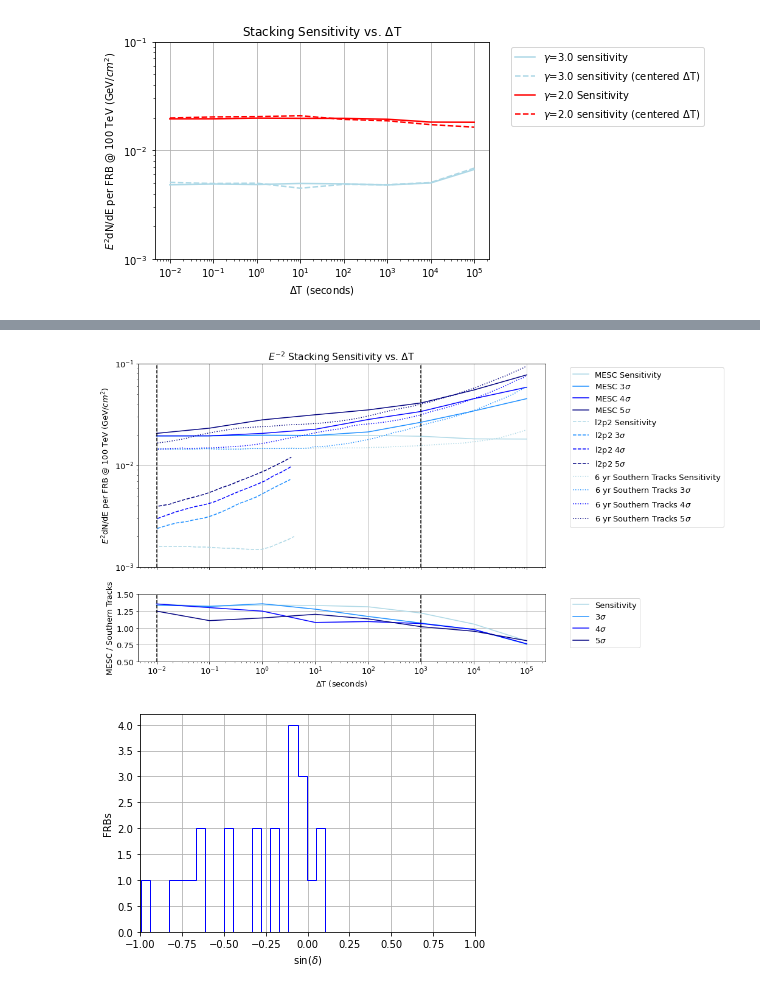
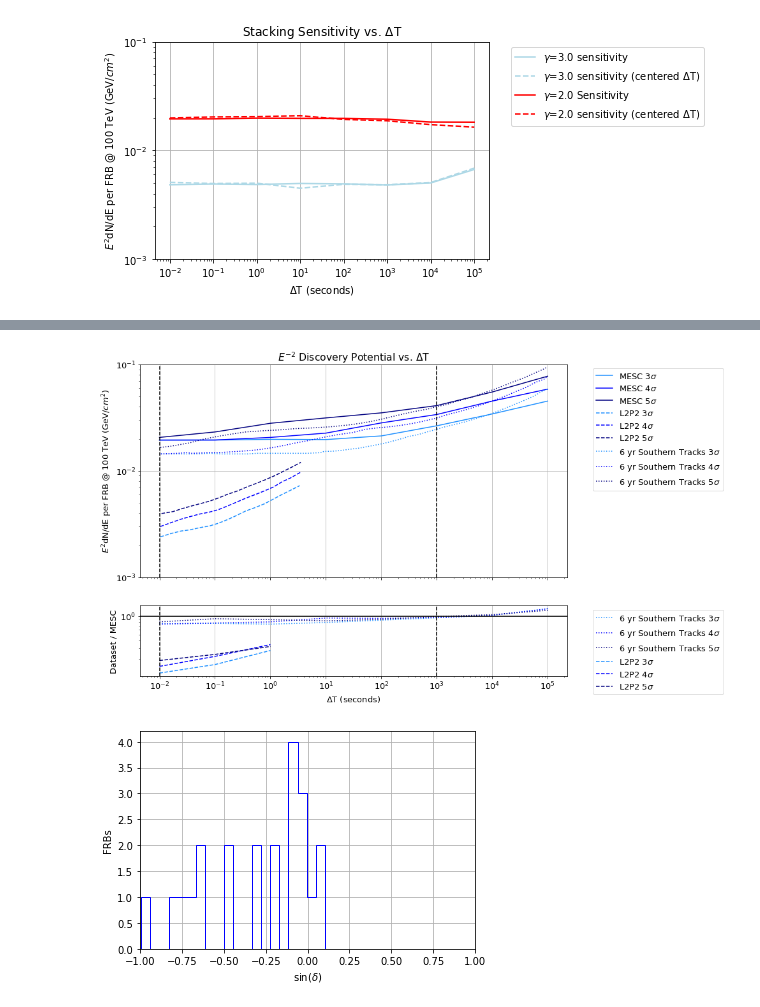
Before and after one commit to mkovacevich18/FRB_analysis, a Jupyter notebook: FRB_stacking_sensitivity_flux_calculations.ipynb, the cells around one changed output, grey strips where cells are left out. Drawn from its saved outputs; the diff is of its cells as text; code cells hidden in the pictures.

```diff
--- a/FRB_stacking_sensitivity_flux_calculations.ipynb
+++ b/FRB_stacking_sensitivity_flux_calculations.ipynb
@@ -1365,53 +1635,62 @@ fig.savefig('/home/mkovacevich/public_html/plots/E3StackingSensitivityComparison
 plt.rcParams.update({'font.size': 13})
 fig, (ax1, ax2) = plt.subplots(2, figsize=(12,9), gridspec_kw = {'height_ratios':[3, 1]}, sharex=True)
 
-ax1.plot(time_window_plot, sens_gamma_2_perFRB, color = 'lightblue', label = 'MESC Sensitivity')
+#ax1.plot(time_window_plot, sens_gamma_2_perFRB, color = 'lightblue', label = 'MESC Sensitivity')
 ax1.plot(time_window_plot, three_sig_gamma_2_perFRB, color = 'dodgerblue', label = r'MESC 3$\sigma$')
 ax1.plot(time_window_plot, four_sig_gamma_2_perFRB, color = 'blue', label = r'MESC 4$\sigma$')
 ax1.plot(time_window_plot, five_sig_gamma_2_perFRB, color = 'navy', label = r'MESC 5$\sigma$')
 
-ax1.plot(l2p2_gamma2_sens_t, l2p2_gamma2_sens,  color = 'lightblue', linestyle='--', label = r'l2p2 Sensitivity')
-ax1.plot(l2p2_gamma2_3sig_t, l2p2_gamma2_3sig, color = 'dodgerblue', linestyle='--', label = r'l2p2 3$\sigma$')
-ax1.plot(l2p2_gamma2_4sig_t, l2p2_gamma2_4sig, color = 'blue', linestyle='--', label = r'l2p2 4$\sigma$')
-ax1.plot(l2p2_gamma2_5sig_t, l2p2_gamma2_5sig, color = 'navy', linestyle='--', label = r'l2p2 5$\sigma$')
+#ax1.plot(l2p2_gamma2_sens_t, l2p2_gamma2_sens,  color = 'lightblue', linestyle='--', label = r'l2p2 Sensitivity')
+#ax1.plot(l2p2_gamma2_extended_sens_dt, l2p2_gamma2_extended_sens,  color = 'lightblue', linestyle='--', label = r'l2p2 Sensitivity')
+ax1.plot(l2p2_gamma2_3sig_t, l2p2_gamma2_3sig, color = 'dodgerblue', linestyle='--', label = r'L2P2 3$\sigma$')
+ax1.plot(l2p2_gamma2_4sig_t, l2p2_gamma2_4sig, color = 'blue', linestyle='--', label = r'L2P2 4$\sigma$')
+ax1.plot(l2p2_gamma2_5sig_t, l2p2_gamma2_5sig, color = 'navy', linestyle='--', label = r'L2P2 5$\sigma$')
 
-ax1.plot(Tracks_6yr_gamma2_sens_t, Tracks_6yr_gamma2_sens,  color = 'lightblue', linestyle=':',label = r'6 yr Southern Tracks Sensitivity')
+#ax1.plot(Tracks_6yr_gamma2_sens_t, Tracks_6yr_gamma2_sens,  color = 'lightblue', linestyle=':',label = r'6 yr Southern Tracks Sensitivity')
 ax1.plot(Tracks_6yr_gamma2_3sig_t, Tracks_6yr_gamma2_3sig, color = 'dodgerblue', linestyle=':',label = r'6 yr Southern Tracks 3$\sigma$')
 ax1.plot(Tracks_6yr_gamma2_4sig_t, Tracks_6yr_gamma2_4sig, color = 'blue', linestyle=':',label = r'6 yr Southern Tracks 4$\sigma$')
 ax1.plot(Tracks_6yr_gamma2_5sig_t, Tracks_6yr_gamma2_5sig, color = 'navy', linestyle=':',label = r'6 yr Southern Tracks 5$\sigma$')
 
 
 ax1.set_ylim(.001, 0.1)
 ax1.set_yscale('log')
 ax1.set_xscale('log')
 ax1.axvline(x=0.01, color = 'black', linestyle='--')
 ax1.axvline(x=1000.0, color = 'black',  linestyle='--')
 ax1.set_ylabel(r'$E^{2}$dN/dE per FRB @ 100 TeV (GeV/$cm^{2}$)')
 ax1.grid(True)
-ax1.set_title(r'$E^{-2}$ Stacking Sensitivity vs. $\Delta$T')
+ax1.set_title(r'$E^{-2}$ Discovery Potential vs. $\Delta$T')
 ax1.legend(bbox_to_anchor=(1.05, 1)) #bbox_inches='tight')
 fig.patch.set_facecolor('white')
 
 
 
-ax2.set_ylim(0.5, 1.5)
-ax2.plot(time_window_plot,gamma_2_ratio, color = 'lightblue', label = 'Sensitivity')
-ax2.plot(time_window_plot,gamma_2_3disc_ratio, color = 'dodgerblue', label = '3$\sigma$')
-ax2.plot(time_window_plot,gamma_2_4disc_ratio, color = 'blue', label = '4$\sigma$')
-ax2.plot(time_window_plot,gamma_2_5disc_ratio, color = 'navy', label = '5$\sigma$')
+#ax2.set_ylim(0.5, 1.5)
+#ax2.plot(time_window_plot,gamma_2_ratio, color = 'lightblue', label = 'Sensitivity')
+
+ax2.plot(time_window_plot,gamma_2_3disc_ratio, color = 'dodgerblue', linestyle=':',label = '6 yr Southern Tracks 3$\sigma$')
+ax2.plot(time_window_plot,gamma_2_4disc_ratio, color = 'blue', linestyle=':',label = '6 yr Southern Tracks 4$\sigma$')
+ax2.plot(time_window_plot,gamma_2_5disc_ratio, color = 'navy', linestyle=':',label = '6 yr Southern Tracks 5$\sigma$')
+
+ax2.plot(time_window_plot[:3],l2p2_gamma_2_3disc_ratio, color = 'dodgerblue', linestyle='--', label = r'L2P2 3$\sigma$')
+ax2.plot(time_window_plot[:3],l2p2_gamma_2_4disc_ratio, color = 'blue',linestyle='--', label = r'L2P2 4$\sigma$')
+ax2.plot(time_window_plot[:3],l2p2_gamma_2_5disc_ratio, color = 'navy', linestyle='--', label = r'L2P2 5$\sigma$')
+
 ax2.set_xscale('log')
+ax2.set_yscale('log')
+ax2.axhline(y=1.0, color = 'black')
 ax2.axvline(x=0.01, color = 'black', linestyle='--')
 ax2.axvline(x=1000.0, color = 'black',  linestyle='--')
 ax2.grid()
-ax2.set_ylabel('MESC / Southern Tracks')
+ax2.set_ylabel('Dataset / MESC')
 ax2.set_xlabel(r'$\Delta$T (seconds)' )
 ax2.legend(bbox_to_anchor=(1.05, 1), loc = 2) #, bbox_inches='tight')
 fig.patch.set_facecolor('white')
 
 #fig.savefig('/data/user/mkovacevich/FRB_analysis/plots/E2StackingSensitivityComparisons.png')
-fig.savefig('/home/mkovacevich/public_html/plots/E2StackingSensitivityComparisons.png', bbox_inches='tight')
+fig.savefig('/home/mkovacevich/public_html/plots/E2DiscoveryPotentialComparisons.png', bbox_inches='tight')
 # %% [output]
-[figure, old version]
+[figure, new version]
 # %%
 FRB_sindec = [np.sin(x) for x in FRB_dec_rad]
 # %%
```
Also changed, not shown: parts of 14 cells of this notebook, 1 other file.
